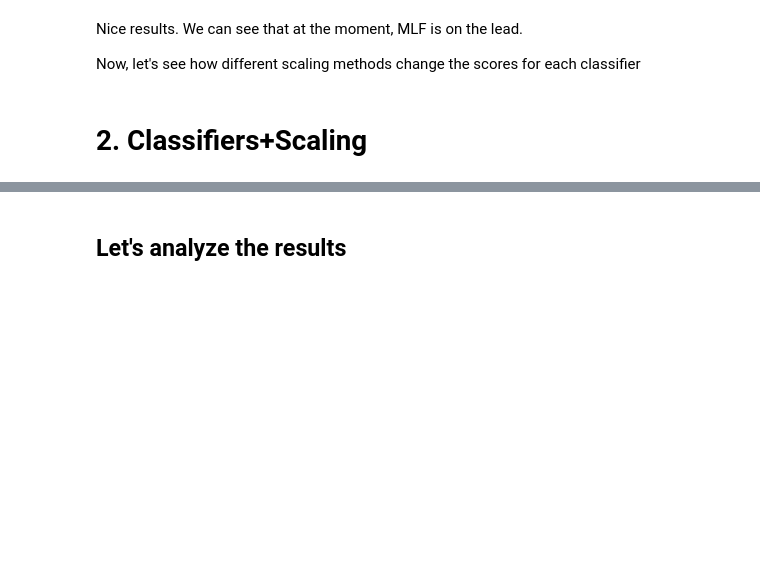
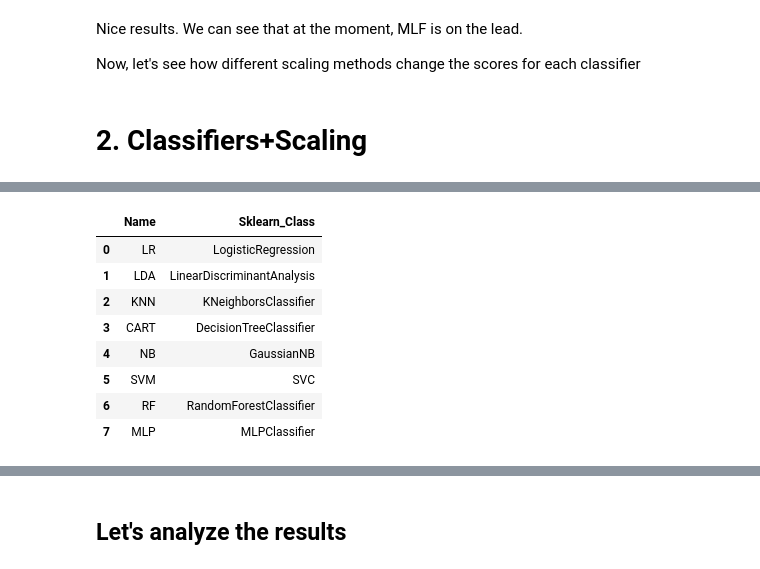
Before and after one commit to shaygeller/Normalization_vs_Standardization, a Jupyter notebook: notebooks/Story line - Normalization vs Standardization.ipynb, the cells around one changed output, grey strips where cells are left out. Drawn from its saved outputs; the diff is of its cells as text; code cells hidden in the pictures; blank space fills up the shorter version.

```diff
--- a/notebooks/Story line - Normalization vs Standardization.ipynb
+++ b/notebooks/Story line - Normalization vs Standardization.ipynb
@@ -149,3 +182,33 @@ pivot_t_bold
+# %%
+# Print table for the Medium article
+pd.set_option('display.max_rows', 500)
+pd.set_option('display.max_columns', 500)
+pd.set_option('display.width', 100000)
+pd.options.display.max_rows
+pd.set_option('display.max_colwidth', -1)
+
+dict2 = {'LR': "LogisticRegression",
+'LDA':"LinearDiscriminantAnalysis",
+'KNN':"KNeighborsClassifier",
+'CART':"DecisionTreeClassifier",
+'NB':"GaussianNB",
+'SVM':"SVC",
+'RF':"RandomForestClassifier",
+'MLP':"MLPClassifier"}
+
+scalers_df = pd.DataFrame(list(dict2.items()), columns=["Name","Sklearn_Class"])
+s = scalers_df.style.set_properties(subset=["Name", "Sklearn_Class"], **{'text-align': 'left'})
+s.set_table_styles([ dict(selector='th', props=[('text-align', 'left')] ) ])
+# %% [output]
+|  | Name | Sklearn_Class |
+| 0 | LR | LogisticRegression |
+| 1 | LDA | LinearDiscriminantAnalysis |
+| 2 | KNN | KNeighborsClassifier |
+| 3 | CART | DecisionTreeClassifier |
+| 4 | NB | GaussianNB |
+| 5 | SVM | SVC |
+| 6 | RF | RandomForestClassifier |
+| 7 | MLP | MLPClassifier |
 # %%
 import operator
 
```
Also changed, not shown: parts of 7 cells of this notebook, 24 other files.
